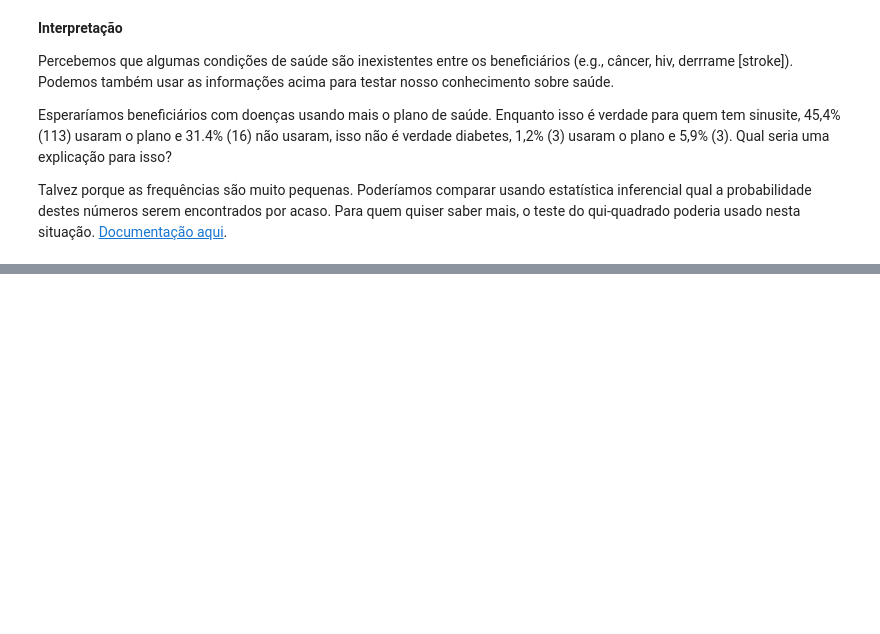
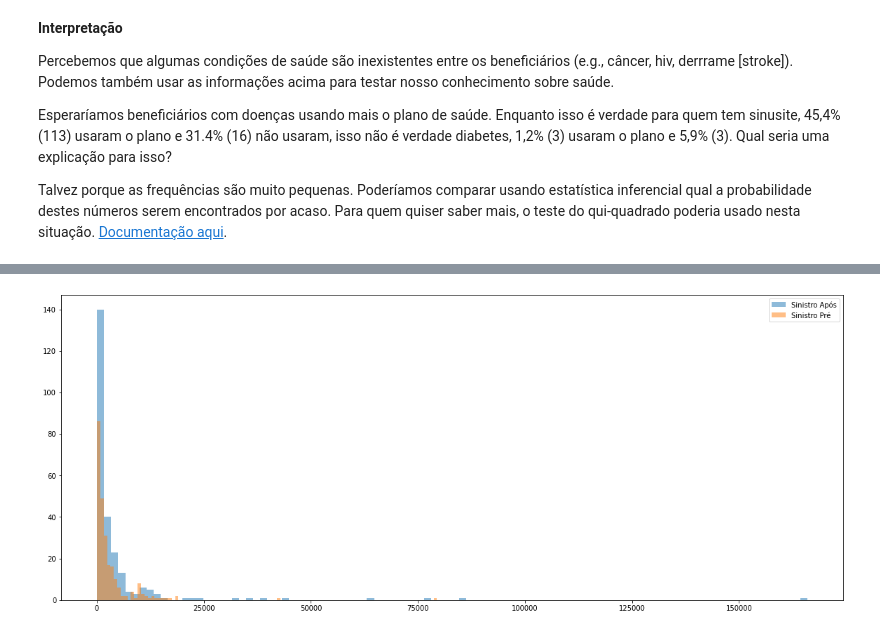
Before and after one commit to zetta-academy/exp-curso-python-saude, a Jupyter notebook: PySaude_03_python_analise_exploratoria_de_dados.ipynb, the cells around one changed output, grey strips where cells are left out. Saved outputs shown, nothing was run; the diff lists cells and outputs as text; code cells hidden in the pictures; blank space fills up the shorter version.

```diff
--- a/PySaude_03_python_analise_exploratoria_de_dados.ipynb
+++ b/PySaude_03_python_analise_exploratoria_de_dados.ipynb
@@ -317,0 +372,11 @@ Talvez porque as frequências são muito pequenas. Poderíamos comparar usando e
+# %%
+# Histograma das variáveis de custo antes e depois.
+from matplotlib import pyplot
+#bins = np.linspace(-10,10,100)
+plt.figure(figsize=(20, 8))
+pyplot.hist(data_b['after.hra.12m.claims.total.r'], bins=100, alpha=.5, label='Sinistro Após')
+pyplot.hist(data_b['before.hra.12m.claims.total'], bins=100, alpha=.5, label='Sinistro Pré')
+pyplot.legend(loc='upper right')
+pyplot.show()
+# %% [output]
+[figure, added]
```
Also changed, not shown: parts of 22 cells of this notebook.
